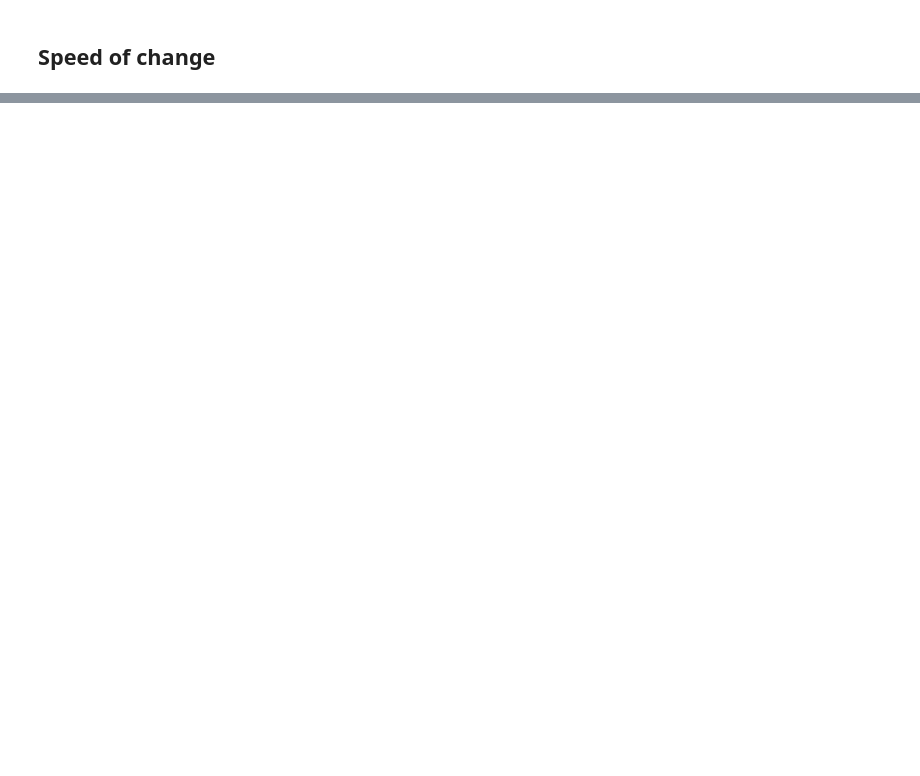
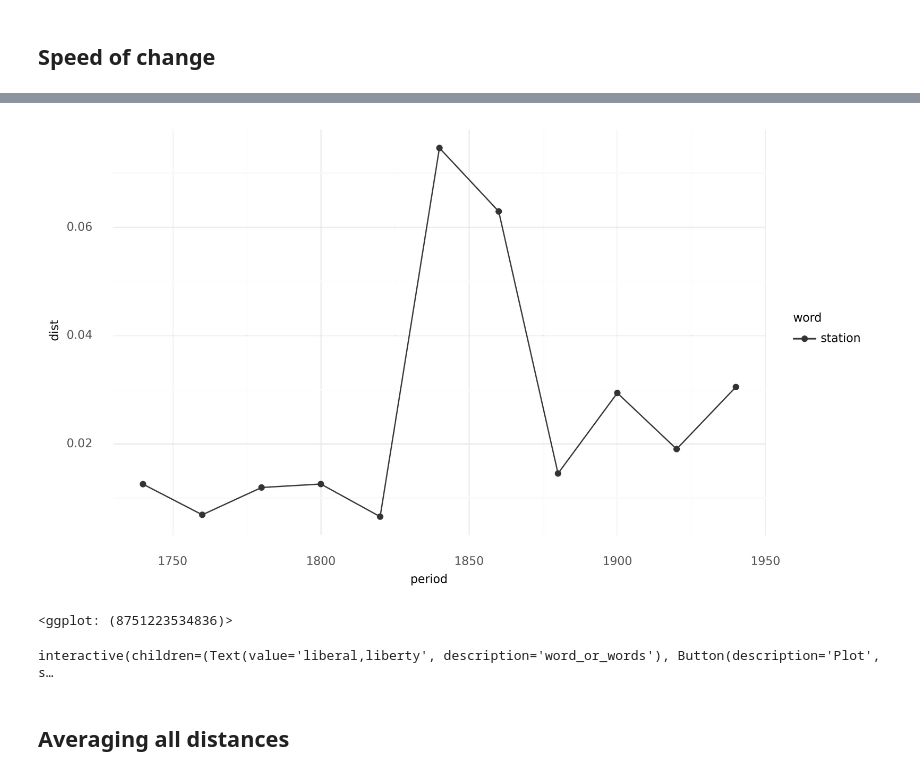
Before and after one commit to quadrismegistus/koselleck, a Jupyter notebook: koselleck/ldists.ipynb, the cells around one changed output, grey strips where cells are left out. Saved outputs shown, nothing was run; the diff lists cells and outputs as text; code cells hidden in the pictures; blank space fills up the shorter version.

```diff
--- a/koselleck/ldists.ipynb
+++ b/koselleck/ldists.ipynb
@@ -164,3 +203,8 @@ stop
+# %%
+odf=ldist_periods('1700-1770','1830-1900',num_proc=1,incl_words=True,force=True)
+odf
 # %% [markdown]
 ## Speed of change
+# %%
+def is_bef_aft(row): return row.period2.split('-')[0] == row.period1.split('-')[-1]
 # %%
@@ -217,0 +229,3 @@ nov('monday').query('p_peak<0.05')
+# %%
+dfspd=speed_word('liberal',ybin=20,ymin=1720,ymax=1960)
+dfspd
@@ -217,0 +265,29 @@ nov('monday').query('p_peak<0.05')
+# %%
+def plot_speed(word_or_words, **opts):
+    dfspd=speed(word_or_words,**opts).query('word1==word2')
+    dfspd['word']=dfspd['word1']
+
+    fig=start_fig(
+        dfspd,
+        x='period',
+        y='dist',
+        color='word',
+        shape='word',
+        figure_size=(8,5)
+    )
+    fig+=p9.geom_line()
+    fig+=p9.geom_point()
+    fig+=p9.scale_color_gray()
+    return fig
+# %%
+plot_speed(
+    'station',
+    ymin=1720,ymax=1960,ybin=20
+)
+# %% [output]
+[figure, added]
+<ggplot: (8751223534836)>
+# %%
+res=interact_manual_plot(plot_speed, word_or_words='liberal,liberty')
+# %% [output]
+interactive(children=(Text(value='liberal,liberty', description='word_or_words'), Button(description='Plot', s…
@@ -217,0 +301,2 @@ nov('monday').query('p_peak<0.05')
+# %% [markdown]
+## Averaging all distances
```
Also changed, not shown: parts of 20 cells of this notebook, 7 other files.
